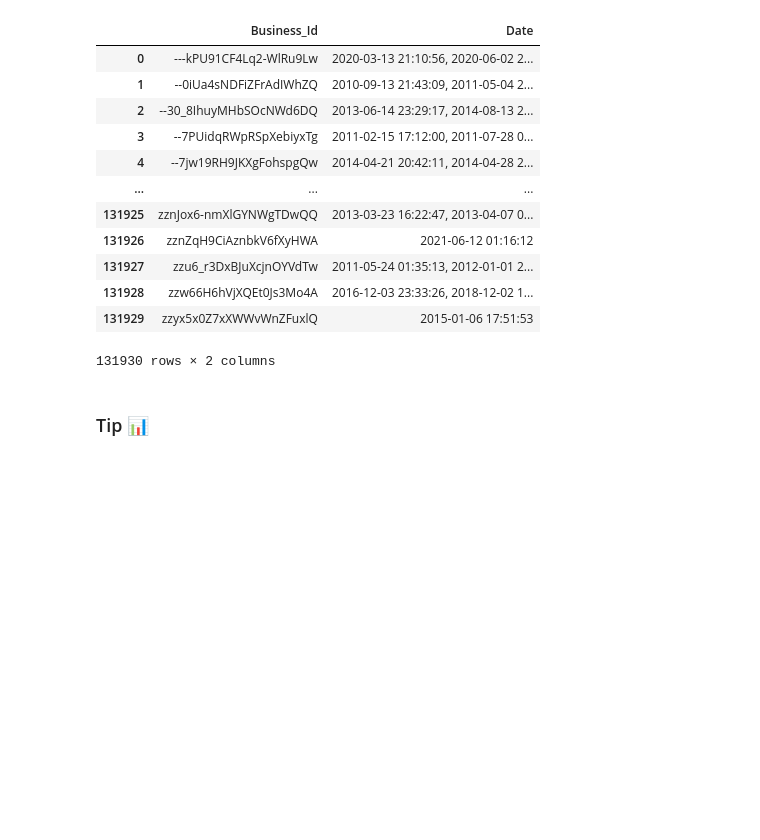
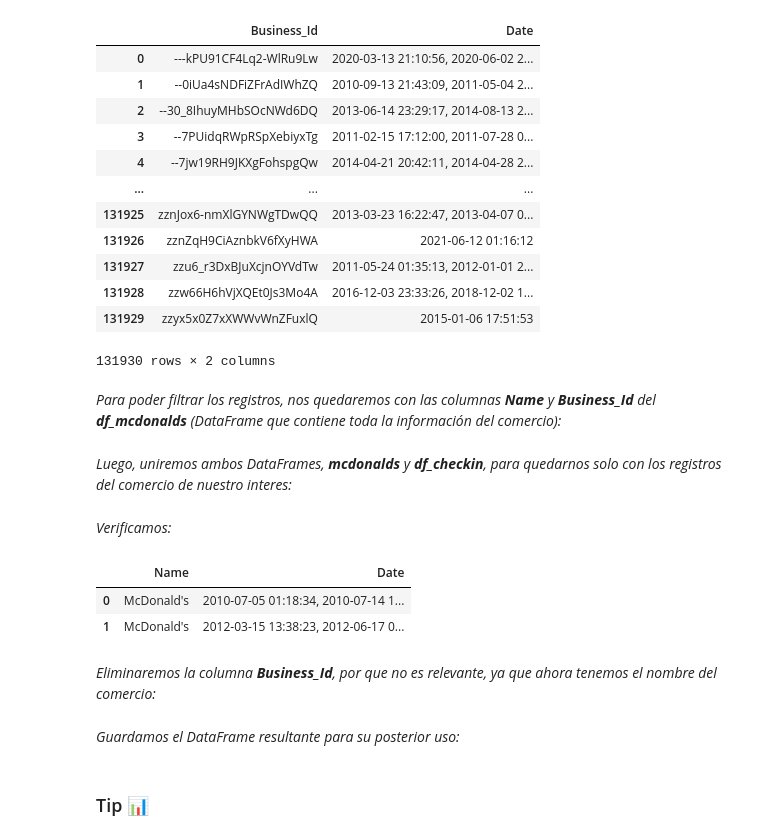
Before and after one commit to MiliTrres/PF_Reviews-Recommendation_Henry, a Jupyter notebook: ETL.ipynb, the cells around one changed output. Drawn from its saved outputs; the diff is of its cells as text; code cells hidden in the pictures; blank space fills up the shorter version.

```diff
--- a/ETL.ipynb
+++ b/ETL.ipynb
@@ -116,3 +116,21 @@ ut.normalizacion_columnas(df_checkin)
 | 131928 | zzw66H6hVjXQEt0Js3Mo4A | 2016-12-03 23:33:26, 2018-12-02 1... |
 | 131929 | zzyx5x0Z7xXWWvWnZFuxlQ | 2015-01-06 17:51:53 |
 131930 rows × 2 columns
+# %% [markdown]
+*Para poder filtrar los registros, nos quedaremos con las columnas **Name** y **Business_Id** del **df_mcdonalds** (DataFrame que contiene toda la información del comercio):*
+# %%
+mcdonalds = df_mcdonalds[['Name', 'Business_Id']]
+# %% [markdown]
+*Luego, uniremos ambos DataFrames, **mcdonalds** y **df_checkin**, para quedarnos solo con los registros del comercio de nuestro interes:*
+# %%
+checkin_mcdonalds = mcdonalds.merge(df_checkin, on='Business_Id', how='left')
+# %% [markdown]
+*Verificamos:*
+# %%
+checkin_mcdonalds.head(2)
+# %% [output]
+|  | Name | Date |
+| 0 | McDonald's | 2010-07-05 01:18:34, 2010-07-14 1... |
+| 1 | McDonald's | 2012-03-15 13:38:23, 2012-06-17 0... |
+# %% [markdown]
+*Eliminaremos la columna **Business_Id**, por que no es relevante, ya que ahora tenemos el nombre del comercio:*
@@ -118,0 +139,2 @@ ut.normalizacion_columnas(df_checkin)
+# %% [markdown]
+*Guardamos el DataFrame resultante para su posterior uso:*
```
Also changed, not shown: parts of 14 cells of this notebook.
